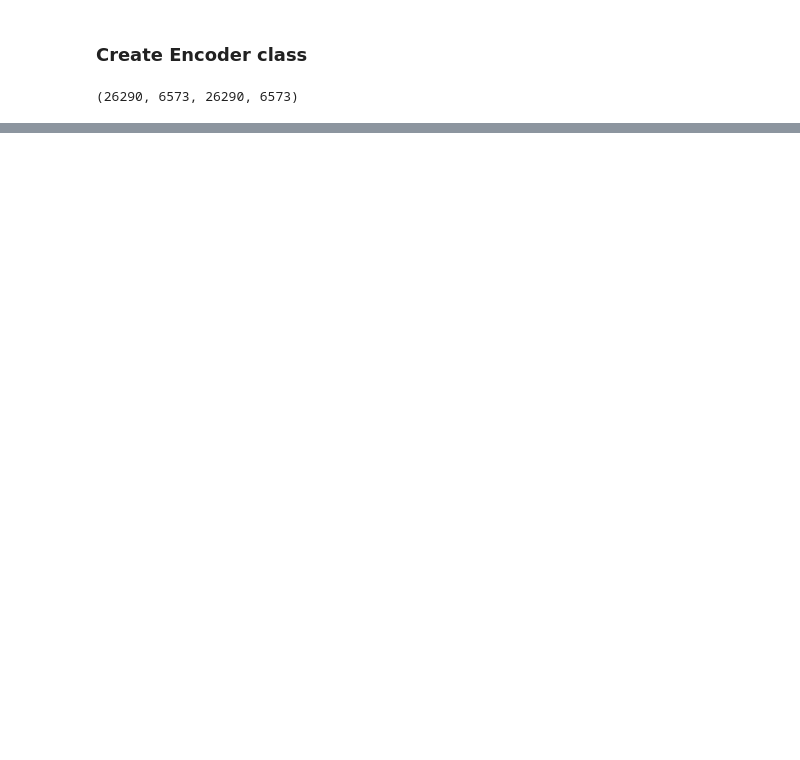
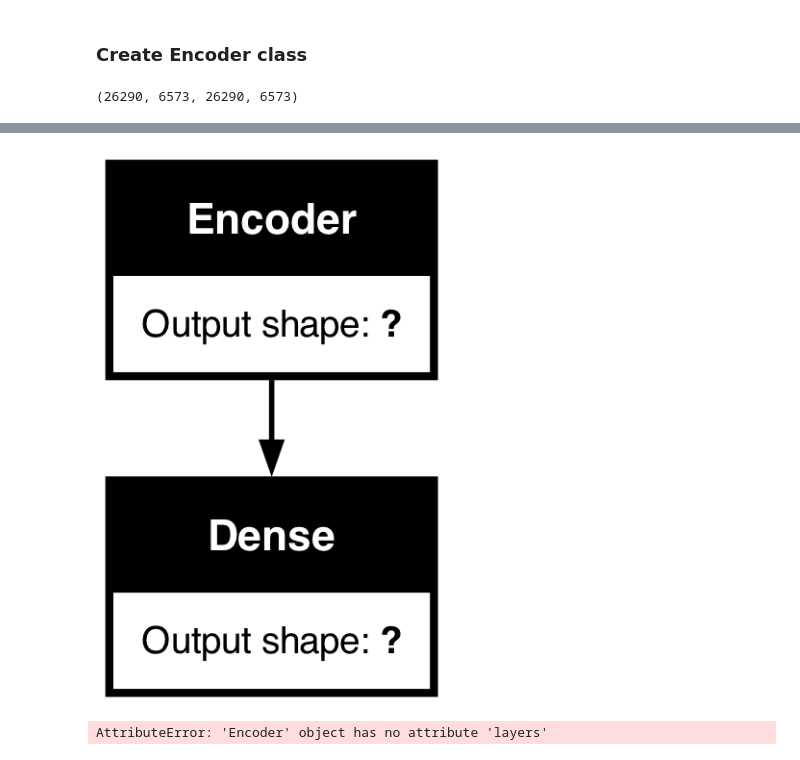
Before and after one commit to klsharma22/EncoderDecoderExp, a Jupyter notebook: NMT.ipynb, the cells around one changed output, grey strips where cells are left out. Cells and saved outputs as stored; diff of their text form; code cells hidden in the pictures; blank space fills up the shorter version.

Commit message:
Testing of encoder layer

```diff
--- a/NMT.ipynb
+++ b/NMT.ipynb
@@ -78,5 +78,7 @@ for line in eng_sentences:
     for word in line.split():
         eng_vocab.add(word)
 
+eng_vocab.add('<SOS>')
+eng_vocab.add('<EOS>')
 len(eng_vocab)
 # %% [output]
@@ -104,24 +147,2 @@ max_len_eng, max_len_hin
 # %% [markdown]
 ### Create Encoder class
-# %%
-class Encoder(tf.keras.layers.Layer):
-
-    def __init__(self, input_dim, units, **kwargs):
-        # initialisation of the variables
-        super.__init__(**kwargs)
-        self.input_dim = input_dim
-        self.units = units
-
-        #initialisation of the layers required
-        self.lstm_layer = layers.RNN(layers.LSTMCell(self.units), return_sequences= True)
-
-
-    def call(self, inputs):
-        x = layers.Bidirectional(self.lstm_layer)(inputs)
-        x = layers.Concatenate([inputs, x])
-        for _ in range(2, 8):
-            stack_input = x
-            stack_output = self.lstm_layer(x)
-            x = layers.Concatenate([stack_input, stack_output])
-
-        return x
@@ -149,0 +207,9 @@ Vectorized text: [821]
+# %%
+# Creating an instance of our encoder layer
+encoder_layer = Encoder(vocab= len(eng_vocab),
+                        embedding_size= 128,
+                        units= 512,
+                        encoding_layers= 8,
+                        name= 'encoder_layer')
+
+encoder_layer.get_config()
@@ -149,0 +246,16 @@ Vectorized text: [821]
+# %%
+model = tf.keras.Sequential([
+    encoder_layer,
+    tf.keras.layers.Dense(5, activation= 'softmax', name= 'output_layer')
+])
+
+model.build()
+# %%
+tf.keras.utils.plot_model(model, show_shapes=True)
+# %% [output]
+[figure, added]
+# %%
+for layer in model.layers[0].layers:
+    print(layer.name)
+# %% [output]
+AttributeError: 'Encoder' object has no attribute 'layers'
```
Also changed, not shown: parts of 17 cells of this notebook, 1 other file.
